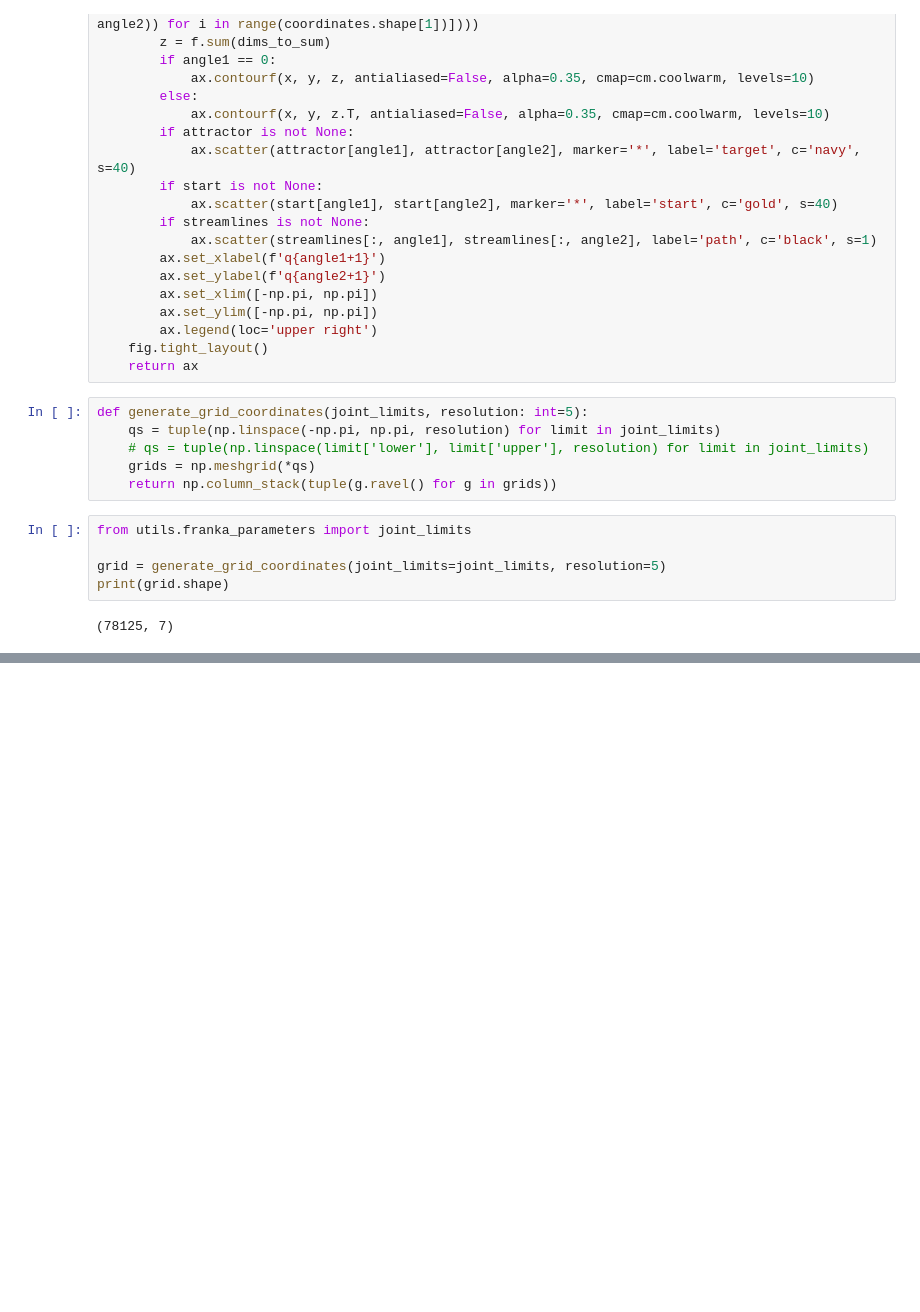
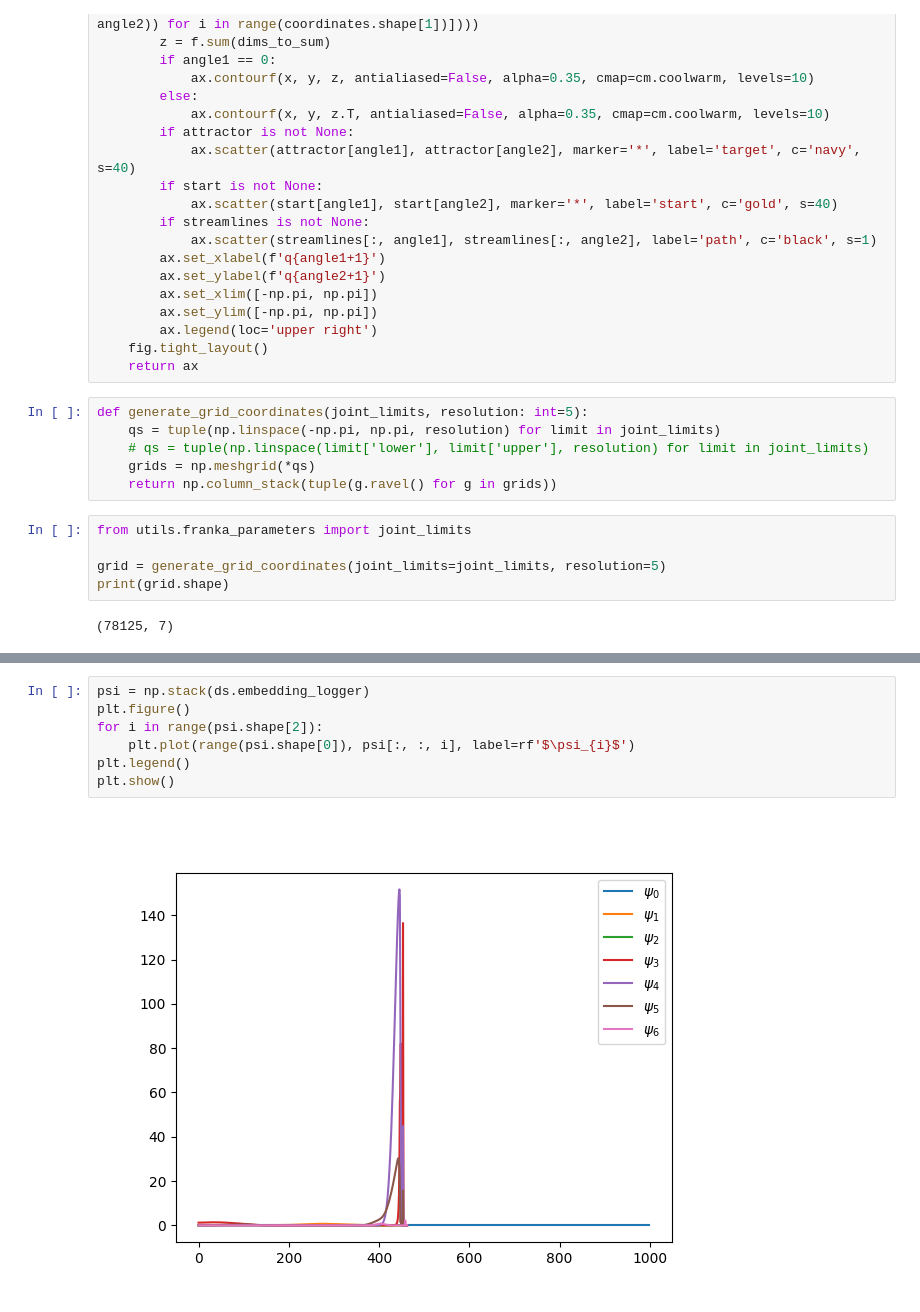
Before and after one commit to Bbosc/GDSOA, a Jupyter notebook: main_franka.ipynb, the cells around one changed output, grey strips where cells are left out. Cells and saved outputs as stored; diff of their text form; blank space fills up the shorter version.

```diff
--- a/main_franka.ipynb
+++ b/main_franka.ipynb
@@ -184,0 +137,9 @@ plt.show()
+# %%
+psi = np.stack(ds.embedding_logger)
+plt.figure()
+for i in range(psi.shape[2]):
+    plt.plot(range(psi.shape[0]), psi[:, :, i], label=rf'$\psi_{i}$')
+plt.legend()
+plt.show()
+# %% [output]
+[figure, added]
```
Also changed, not shown: parts of 11 cells of this notebook, 3 other files.
